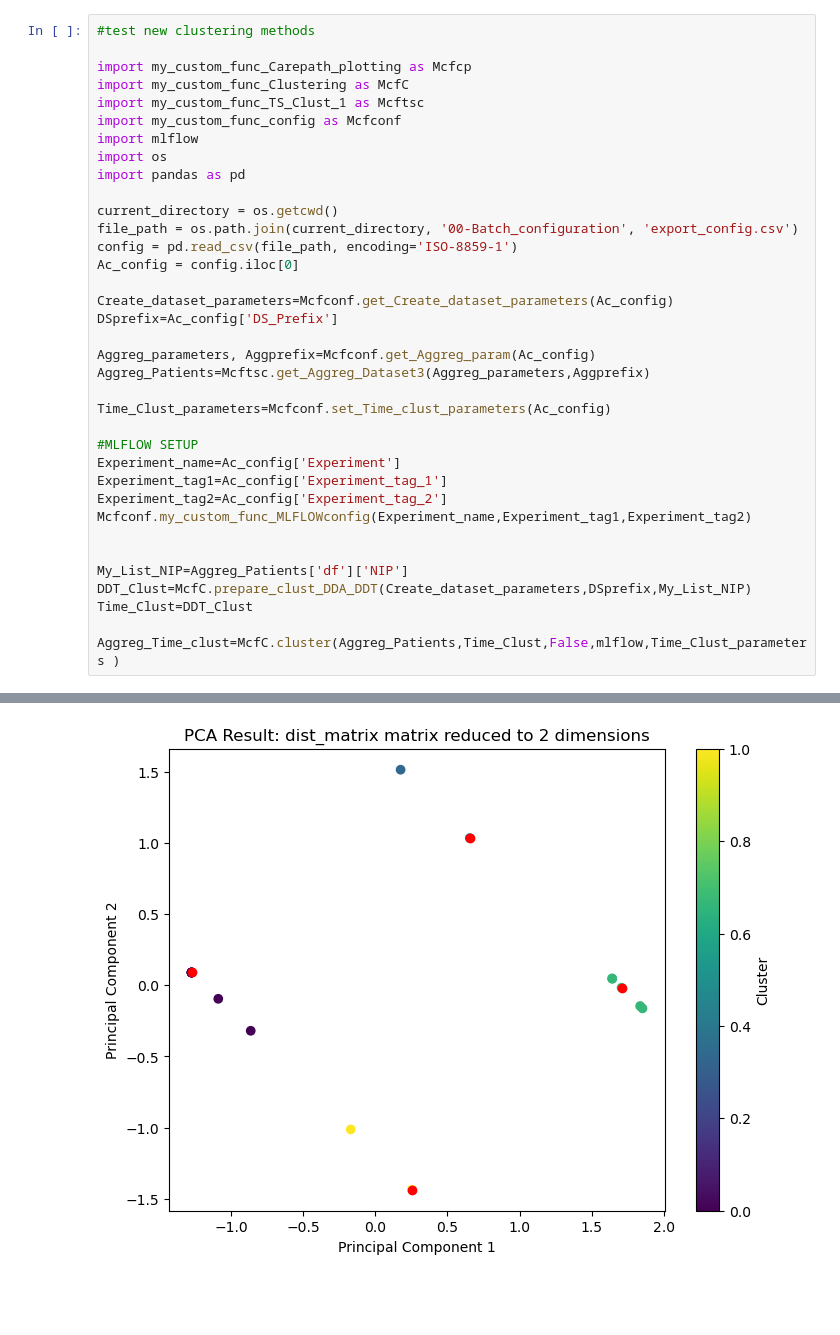
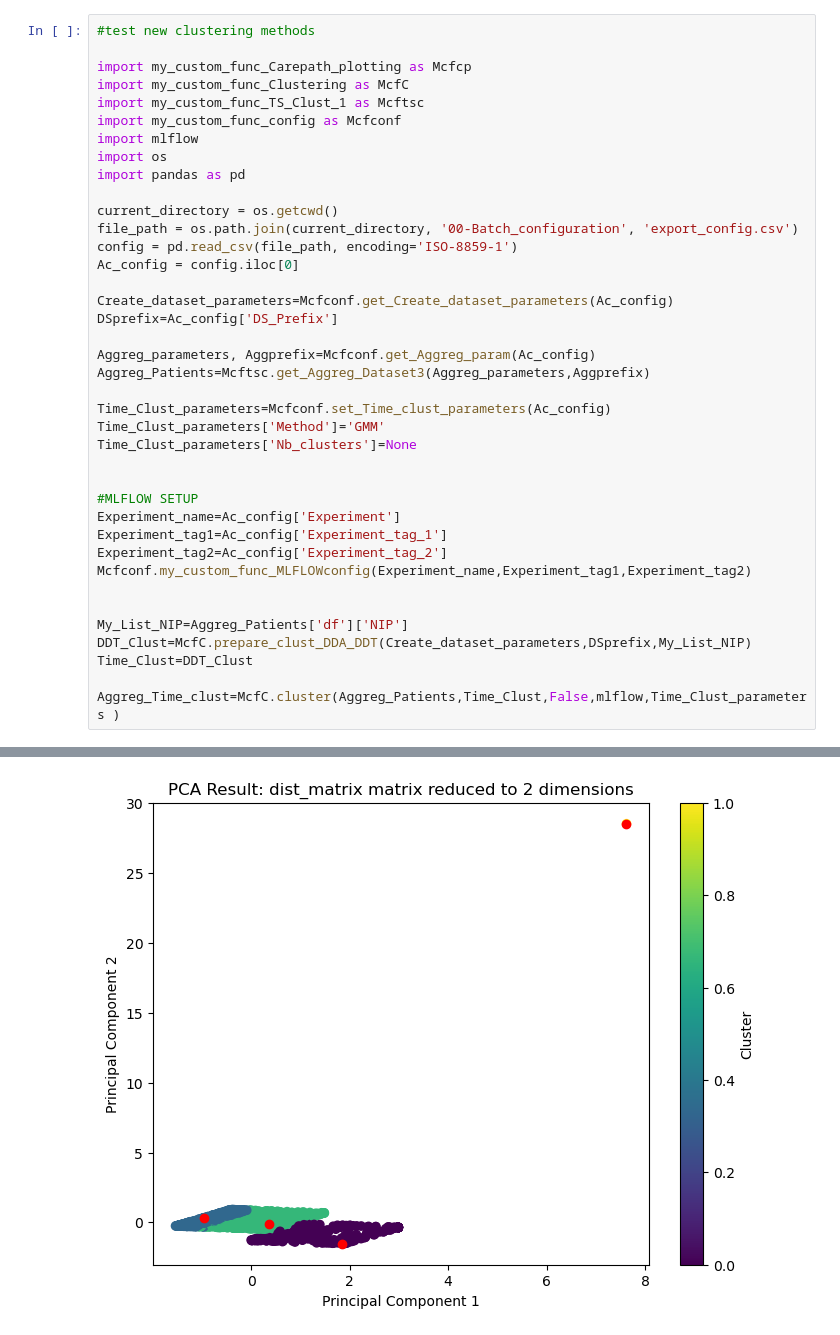
Before and after one commit to VinceWeber/ML-ICO-Activity, a Jupyter notebook: src/99-Test-Clustering_method.ipynb, the cells around one changed output, grey strips where cells are left out. Cells and saved outputs as stored; diff of their text form; blank space fills up the shorter version.

Commit message:
Add GMM Clustering Method

```diff
--- a/src/99-Test-Clustering_method.ipynb
+++ b/src/99-Test-Clustering_method.ipynb
@@ -21,6 +21,9 @@ Aggreg_parameters, Aggprefix=Mcfconf.get_Aggreg_param(Ac_config)
 Aggreg_Patients=Mcftsc.get_Aggreg_Dataset3(Aggreg_parameters,Aggprefix)
 
 Time_Clust_parameters=Mcfconf.set_Time_clust_parameters(Ac_config)
+Time_Clust_parameters['Method']='GMM'
+Time_Clust_parameters['Nb_clusters']=None
+
 
 #MLFLOW SETUP
 Experiment_name=Ac_config['Experiment']
@@ -56 +59 @@ N201900017      358    -1072      381   -56892
-[figure, old version]
+[figure, new version]
```
Also changed, not shown: parts of 3 cells of this notebook, 28 other files.
